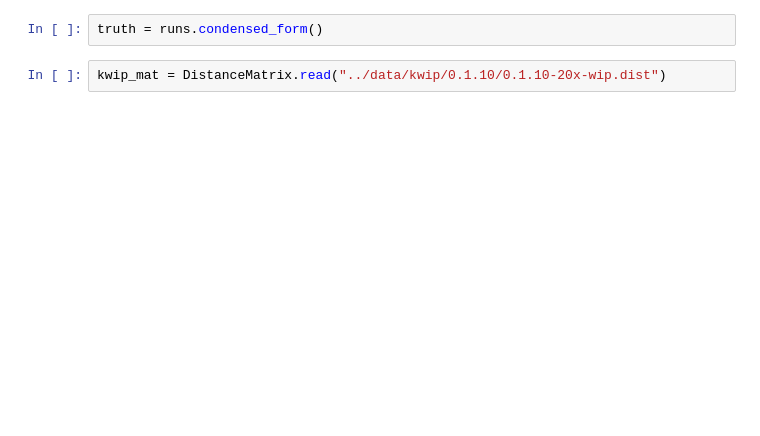
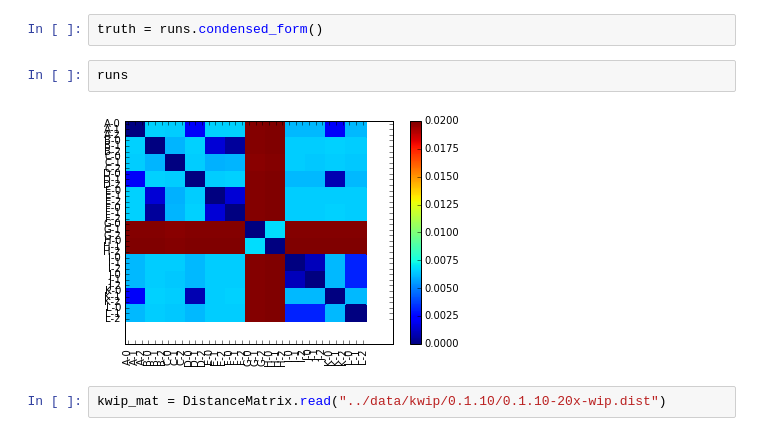
Before and after one commit to kdm9/kwip-experiments, a Jupyter notebook: ipynbs/distcompare.ipynb, the cells around one changed output. Saved outputs shown, nothing was run; the diff lists cells and outputs as text; blank space fills up the shorter version.

```diff
--- a/ipynbs/distcompare.ipynb
+++ b/ipynbs/distcompare.ipynb
@@ -29,4 +36,8 @@ runs.write("../data/runs.dist")
 # %%
 truth = runs.condensed_form()
+# %%
+runs
+# %% [output]
+[figure, added]
 # %%
 kwip_mat = DistanceMatrix.read("../data/kwip/0.1.10/0.1.10-20x-wip.dist")
```
Also changed, not shown: parts of 18 cells of this notebook.
